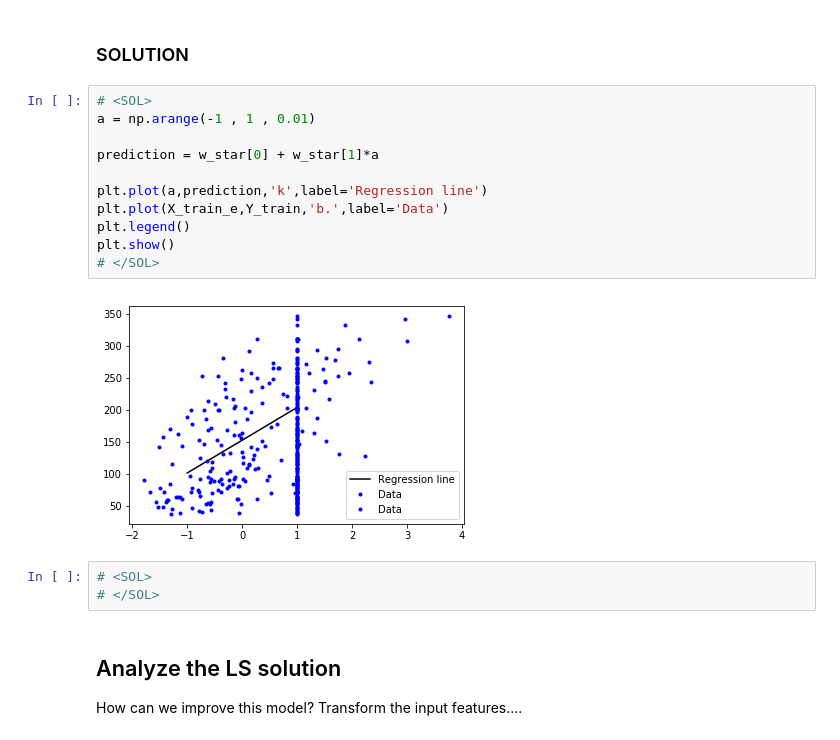
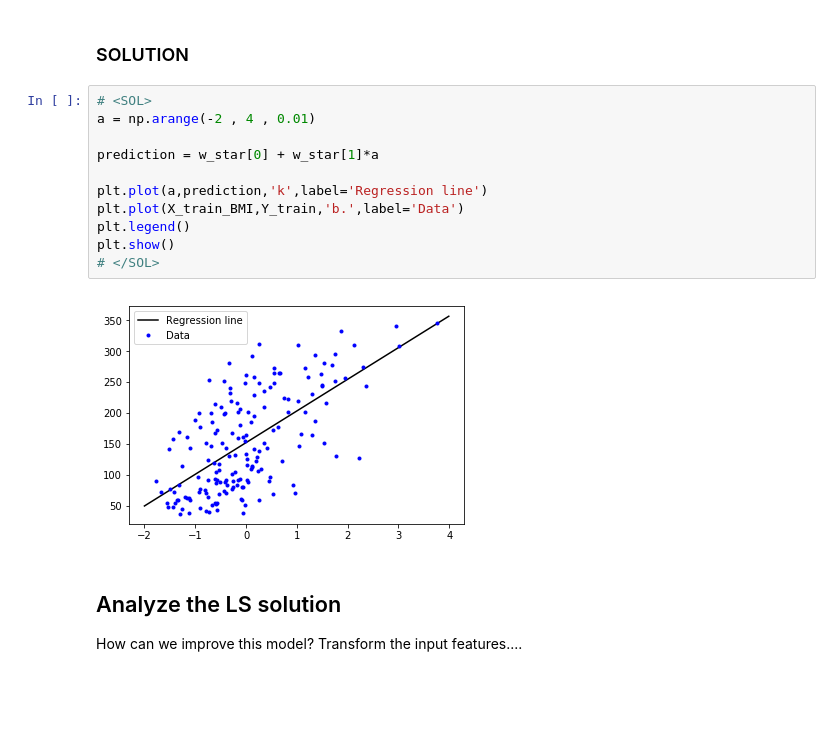
Before and after one commit to JavierGOrdonnez/Machine-Learning, a Jupyter notebook: Week 3 - Linear Regression/ML_Week3_Linear_Poly_Regression_student.ipynb, the cells around one changed output. Cells and saved outputs as stored; diff of their text form; blank space fills up the shorter version.

```diff
--- a/Week 3 - Linear Regression/ML_Week3_Linear_Poly_Regression_student.ipynb
+++ b/Week 3 - Linear Regression/ML_Week3_Linear_Poly_Regression_student.ipynb
@@ -210,20 +210,17 @@ Finally, using the trained model, evaluate its performance over the test data an
 ### SOLUTION
 # %%
 # <SOL>
-a = np.arange(-1 , 1 , 0.01)
+a = np.arange(-2 , 4 , 0.01)
 
 prediction = w_star[0] + w_star[1]*a
 
 plt.plot(a,prediction,'k',label='Regression line')
-plt.plot(X_train_e,Y_train,'b.',label='Data')
+plt.plot(X_train_BMI,Y_train,'b.',label='Data')
 plt.legend()
 plt.show()
 # </SOL>
 # %% [output]
-[figure, old version]
+[figure, new version]
-# %%
-# <SOL>
-# </SOL>
 # %% [markdown]
 ## Analyze the LS solution
 
```
